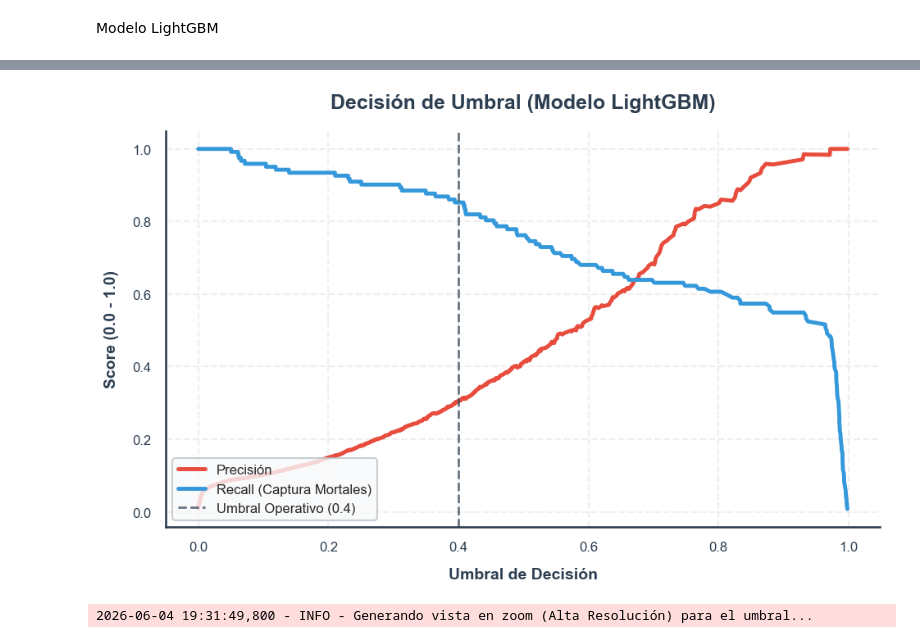
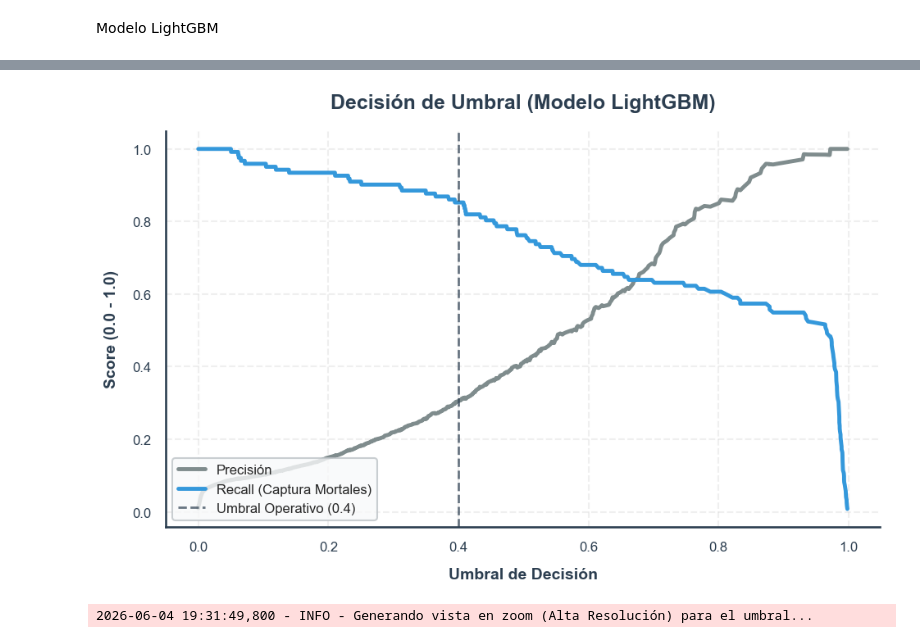
Before and after one commit to laurasrebernich/programacionAvanzadaGrupoError404, a Jupyter notebook: inputs/3_modelado_evaluacion.ipynb, the cells around one changed output, grey strips where cells are left out. Drawn from its saved outputs; the diff is of its cells as text; code cells hidden in the pictures.

```diff
--- a/inputs/3_modelado_evaluacion.ipynb
+++ b/inputs/3_modelado_evaluacion.ipynb
@@ -36,6 +32,28 @@ except FileNotFoundError:
 RUTA_DATOS = '../data/processed/datos_modelo.csv'
 RUTA_MODELO_SALIDA = '../models/motor_mother_produccion.pkl'
 SEMILLA = 42
+# %%
+# ==========================================
+# Carga de Datos (Resolución Inteligente)
+# ==========================================
+logger.info("Iniciando ingesta de datos...")
+
+ruta_csv = Path(RUTA_DATOS)
+
+# Inteligencia de rutas: Si VSCode no la encuentra con '../', busca desde la raíz
+if not ruta_csv.exists():
+    ruta_alternativa = Path.cwd() / 'data' / 'processed' / 'datos_modelo.csv'
+    if ruta_alternativa.exists():
+        ruta_csv = ruta_alternativa
+
+try:
+    df_modelo = pd.read_csv(ruta_csv)
+    logger.info(f"✅ Datos cargados exitosamente: {df_modelo.shape}")
+    print(f"✅ Datos cargados correctamente. Filas y columnas: {df_modelo.shape}")
+except FileNotFoundError as e:
+    logger.error(f"❌ Error CRÍTICO: No se encontró el dataset en: {ruta_csv}")
+    print(f"⛔ ARCHIVO NO ENCONTRADO. Revisa que el CSV exista en la ruta.")
+    raise e  # Frenamos la ejecución acá mismo para que no genere NameError abajo
 # %% [markdown]
 Bloque de Preparación: Filtro Anti-Leakage y Binarización
 Aplicamos la "lista blanca" estricta de columnas y transformamos el problema a binario (Mortal vs. No Mortal).
@@ -584,9 +634,9 @@ def graficar_umbral_lightgbm(modelo_lgb, X_test, y_test, umbral_elegido=0.43):
     sns.set_theme(style="white", context="talk")
 
     # Paleta Unificada
-    COLOR_RECALL = '#3498DB'   # Turquesa tecnológico
-    COLOR_PRECISION = '#E74C3C' # Rojo coral de alerta
-    COLOR_TEXTO = '#2C3E50'    # Azul marino institucional
+    COLOR_RECALL = '#3498DB'      # Azul/Turquesa institucional (Foco: Nuestra métrica estrella)
+    COLOR_PRECISION = '#7F8C8D'   # Gris Basal (Contexto: Métrica secundaria)
+    COLOR_TEXTO = '#2C3E50'       # Azul marino para los ejes
 
     # Preparamos el lienzo (1 sola figura central)
     fig, ax = plt.subplots(figsize=(10, 6.5), facecolor='white')
@@ -635,4 +685,4 @@ graficar_umbral_lightgbm(mejor_lgb, X_test, y_test, umbral_elegido=0.4)
-[figure, old version]
+[figure, new version]
 # %%
 import pandas as pd
 import numpy as np
```
Also changed, not shown: parts of 10 cells of this notebook, 2 other files.
